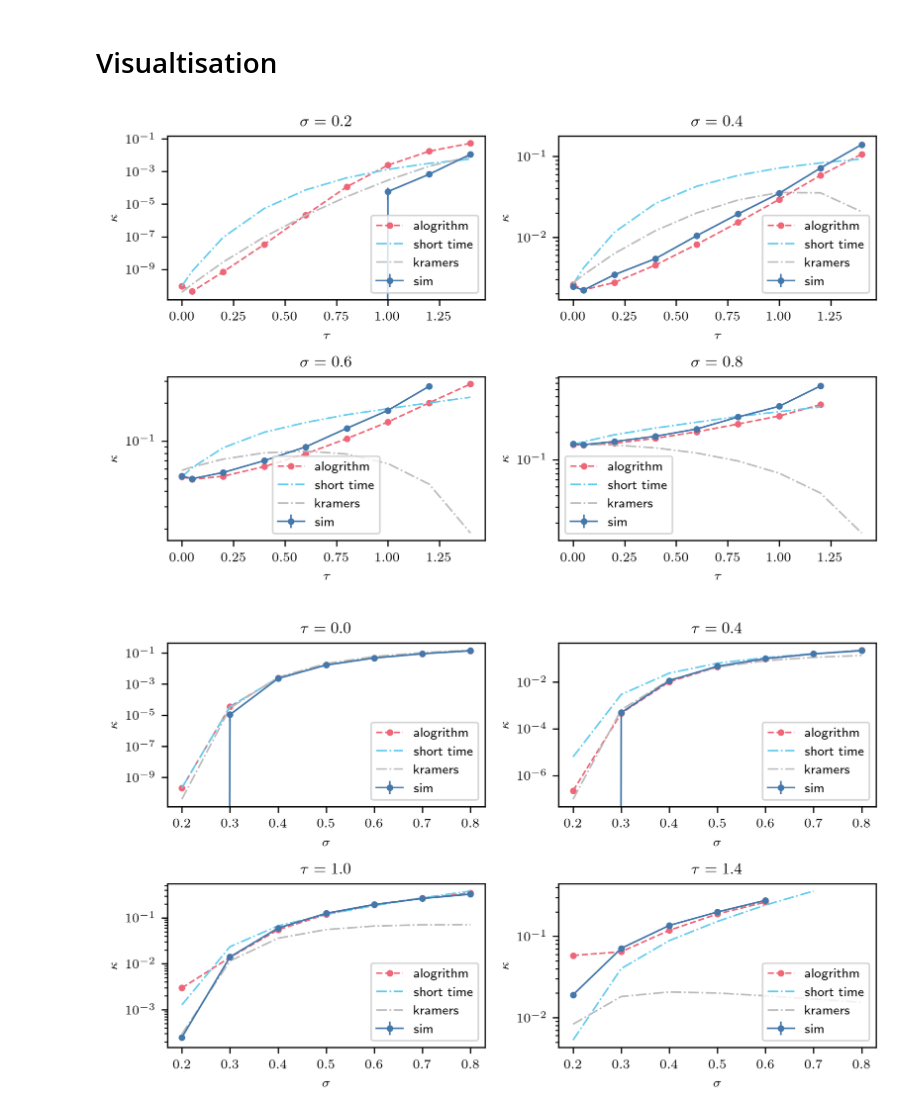
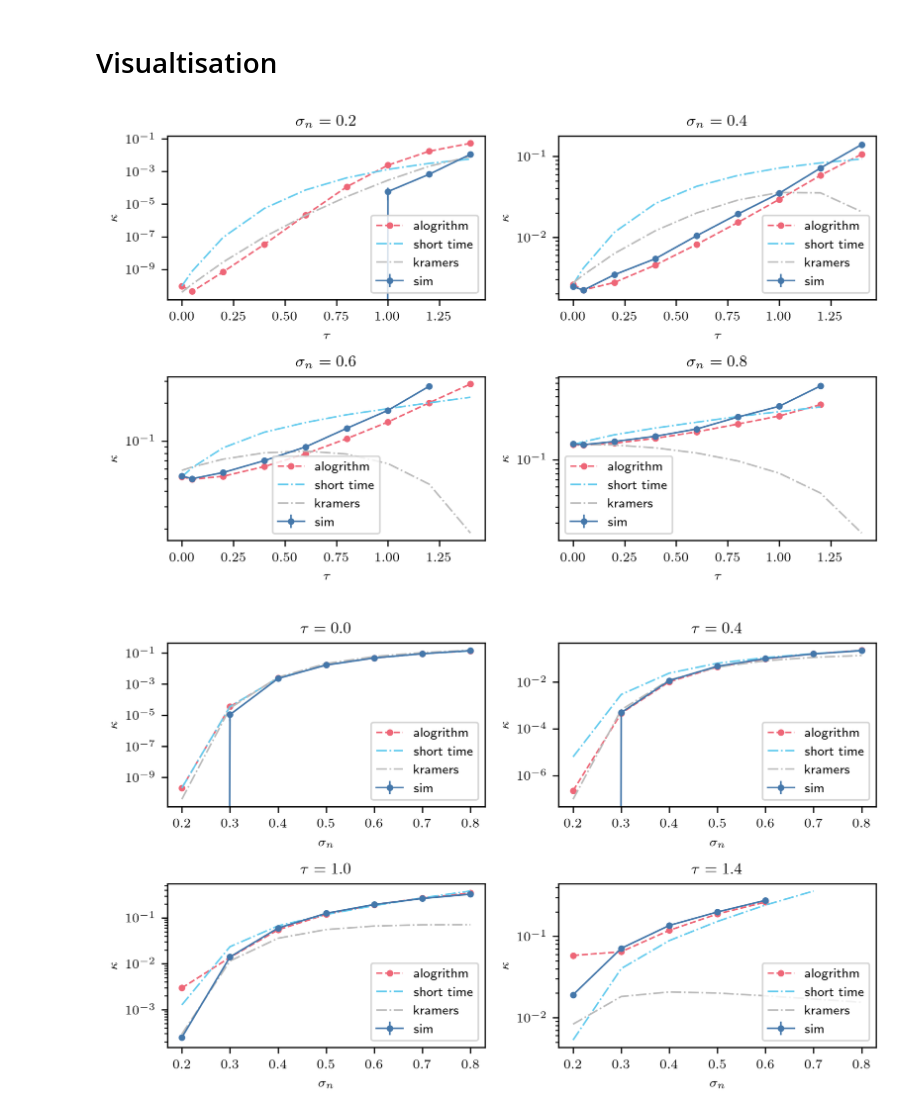
Before and after one commit to NilsToAn/overdampedDelayHarmonicOscillator, a Jupyter notebook: paper/cusp_rate.ipynb, the cells around one changed output. Drawn from its saved outputs; the diff is of its cells as text; code cells hidden in the pictures.

Commit message:
cusp compare rate tpye

```diff
--- a/paper/cusp_rate.ipynb
+++ b/paper/cusp_rate.ipynb
@@ -290,7 +290,8 @@ kramers = (
 new_kramers = (
     1
     / (np.sqrt(2 * np.pi * D_t[:, None]))
-    * k_t[None, :] ** (3 / 2) * 1
+    * k_t[None, :] ** (3 / 2)
+    * 1
     * np.exp(-k_t[None, :] * 1**2 / (2 * D_t[:, None]))
 )
 # %% [markdown]
@@ -307,38 +308,40 @@ else:
     num_rate = both_num_rate[0]
     num_rate_st = both_num_rate_st[0]
 # %%
-fig, axs = plt.subplots(2,2,figsize =(two_col, 2 *std_height))
-for j,ax in enumerate(axs.flatten()):
-    i = 2*j
-    ax.set_title(f"$\sigma = {round(s_s[i], 2)}$")
+fig, axs = plt.subplots(2, 2, figsize=(two_col, 2 * std_height))
+for j, ax in enumerate(axs.flatten()):
+    i = 2 * j
+    ax.set_title(f"$\sigma_n = {round(s_s[i], 2)}$")
     ax.errorbar(
         ltaus,
         sim_rate[i, :, 0],
         sim_rate[i, :, 1],
         marker=".",
         color=f"C0",
         label="sim",
     )
-    ax.plot(ltaus, num_rate[i, :, 0], marker = '.', ls="--", color=f"C1", label = "alogrithm")
-    ax.plot(ltaus, num_rate_st[i, :, 0], ls="-.", color=f"C4", label = "short time")
-    ax.plot(ltaus, new_kramers[i, :], ls="-.", color=f"C6", label = 'kramers')
+    ax.plot(
+        ltaus, num_rate[i, :, 0], marker=".", ls="--", color=f"C1", label="alogrithm"
+    )
+    ax.plot(ltaus, num_rate_st[i, :, 0], ls="-.", color=f"C4", label="short time")
+    ax.plot(ltaus, new_kramers[i, :], ls="-.", color=f"C6", label="kramers")
     # if absorbing:
     #     ax.plot(ltaus, eig_rate[i, :], marker = '.', ls="--", color=f"C2")
 
-    ax.set_yscale('log')
+    ax.set_yscale("log")
     # ax.set_ylim(0.7*ax.set_ylim()[0], ax.set_ylim()[1])
     # y = ax.set_ylim()[0]*1.2 if i > 0 else ax.set_ylim()[0]*2.2
     # ax.vlines([1 / np.e / k], *plt.ylim(), color="black")
     # ax.text(0.5 * 1 / np.e / k, y, "Regim I", ha="center", va="center")
     # ax.text(0.5 * (1 / np.e / k + np.pi / 2 / k), y, "Regim II", ha="center", va="center")
 
     ax.legend()
     ax.set_xlabel(r"$\tau$")
     ax.set_ylabel(r"$\kappa$")
 
 plt.tight_layout()
 label = "absorbing" if absorbing else "full"
-plt.savefig(f'graphics/cusp_rate_{version}_{label}.pdf')
+plt.savefig(f"graphics/cusp_rate_{version}_{label}.pdf")
 # %% [output]
-[figure, old version]
+[figure, new version]
 # %%
```
Also changed, not shown: parts of 6 cells of this notebook, 3 other files.
